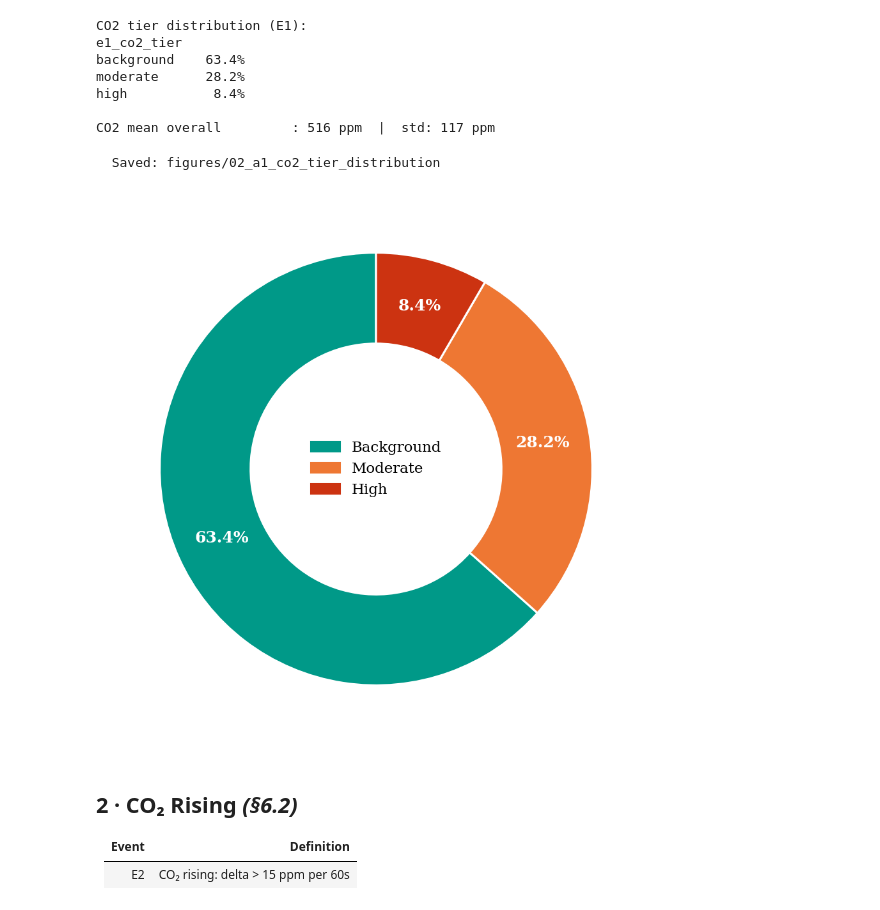
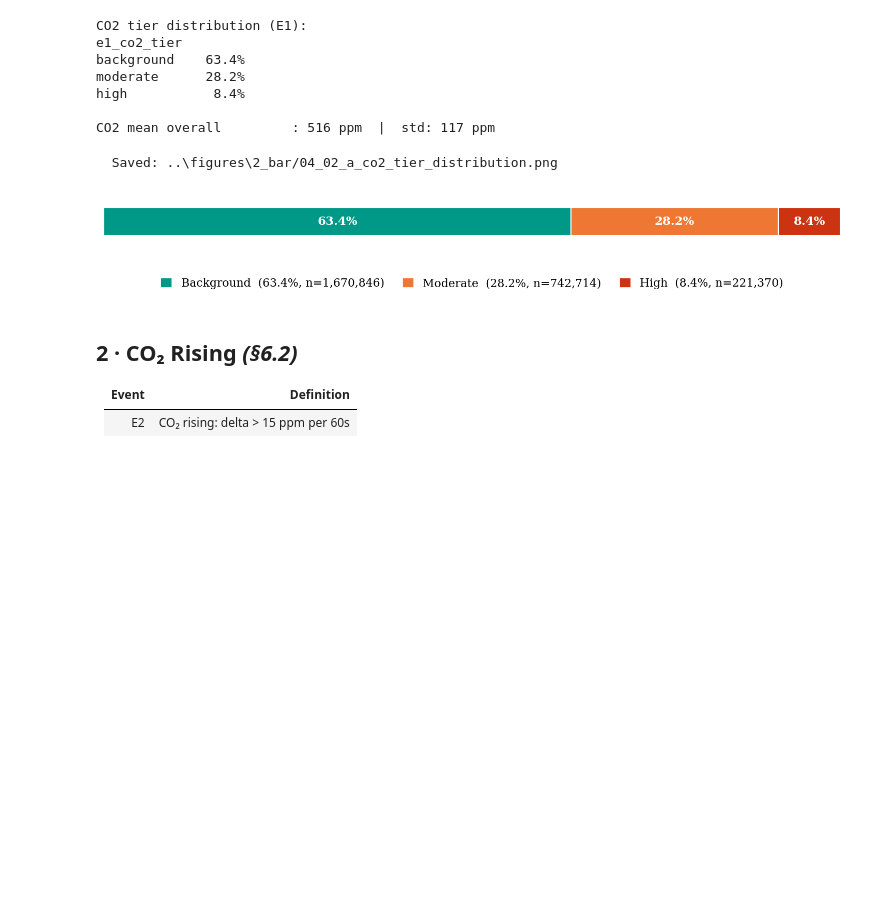
Before and after one commit to vincentmworia/Master-Thesis-Reliability-Analysis-of-Indoor-LoRaWAN-Links-using-packet-counter-reconstruction, a Jupyter notebook: notebooks/02_events_taxonomy.ipynb, the cells around one changed output. Cells and saved outputs as stored; diff of their text form; code cells hidden in the pictures; blank space fills up the shorter version.

```diff
--- a/notebooks/02_events_taxonomy.ipynb
+++ b/notebooks/02_events_taxonomy.ipynb
@@ -215,22 +284,18 @@ high           8.4%
 
 CO2 mean overall         : 516 ppm  |  std: 117 ppm
 # %%
-# Fig 02-A — CO₂ Tier Distribution (E1)
-tiers = ['background', 'moderate', 'high']
-xlabs = ['Background', 'Moderate', 'High']
-pcts = df['e1_co2_tier'].value_counts(normalize=True).reindex(tiers).fillna(0) * 100
+# Fig 04-02-a — CO2 Tier Distribution (E1)
+tiers  = ['background', 'moderate', 'high']
+vals   = [float(df['e1_co2_tier'].astype(str).eq(t).mean() * 100) for t in tiers]
+ns     = [int(df['e1_co2_tier'].astype(str).eq(t).sum()) for t in tiers]
+labs   = ['Background', 'Moderate', 'High']
 colors = [C['green'], C['orange'], C['red']]
 
-fig, ax = plt.subplots(figsize=(6, 6))
-donut_chart(ax, pcts.values, colors, xlabs)
-ax.legend([plt.Rectangle((0, 0), 1, 1, color=c) for c in colors], xlabs,
-          loc='center', fontsize=11, frameon=False)
-
-fig.tight_layout()
-save_fig(fig, '02_a1_co2_tier_distribution')
+fig, ax = event_chart(vals, labs, colors, ns=ns)   # renders as CHART_STYLE
+save_fig(fig, '04_02_a_co2_tier_distribution')
 # %% [output]
-  Saved: figures/02_a1_co2_tier_distribution
+  Saved: ..\figures\2_bar/04_02_a_co2_tier_distribution.png
-[figure, old version]
+[figure, new version]
 # %% [markdown]
 ## 2 · CO₂ Rising  *(§6.2)*
 
```
Also changed, not shown: parts of 15 cells of this notebook, 4 other files.
